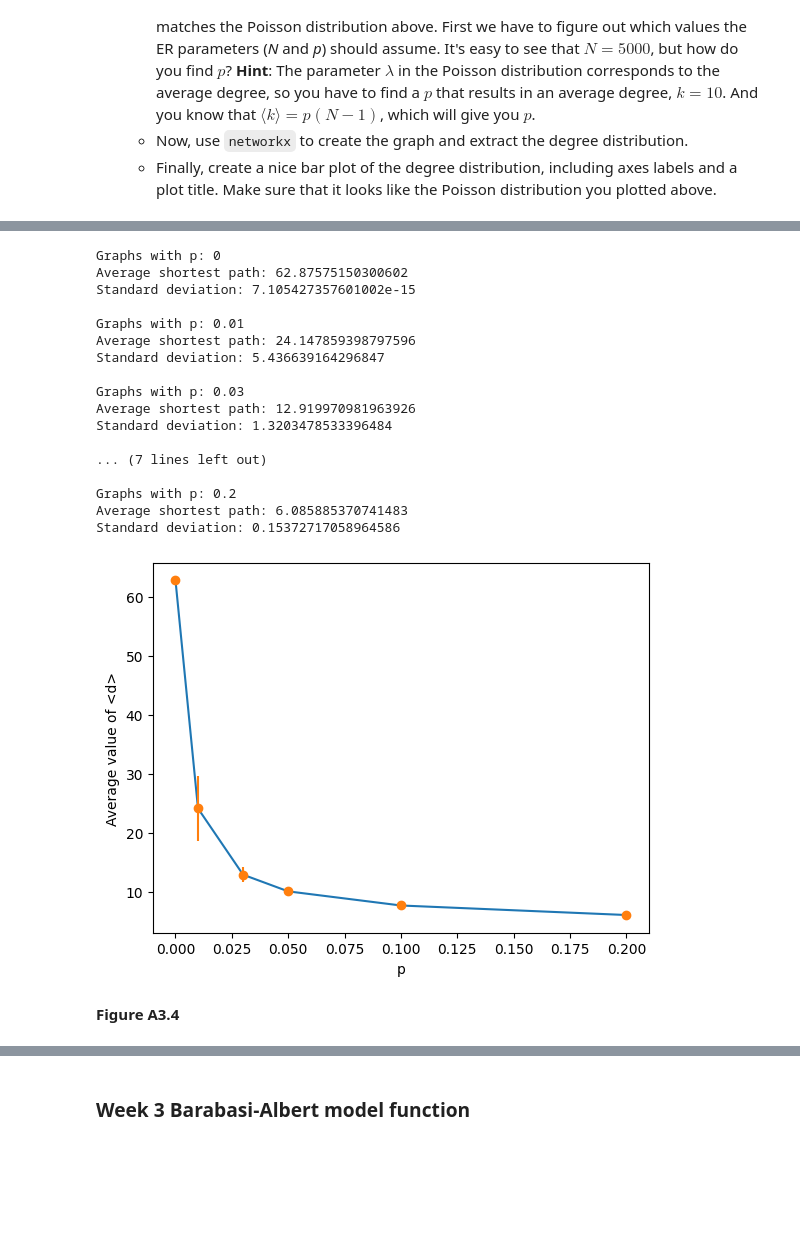
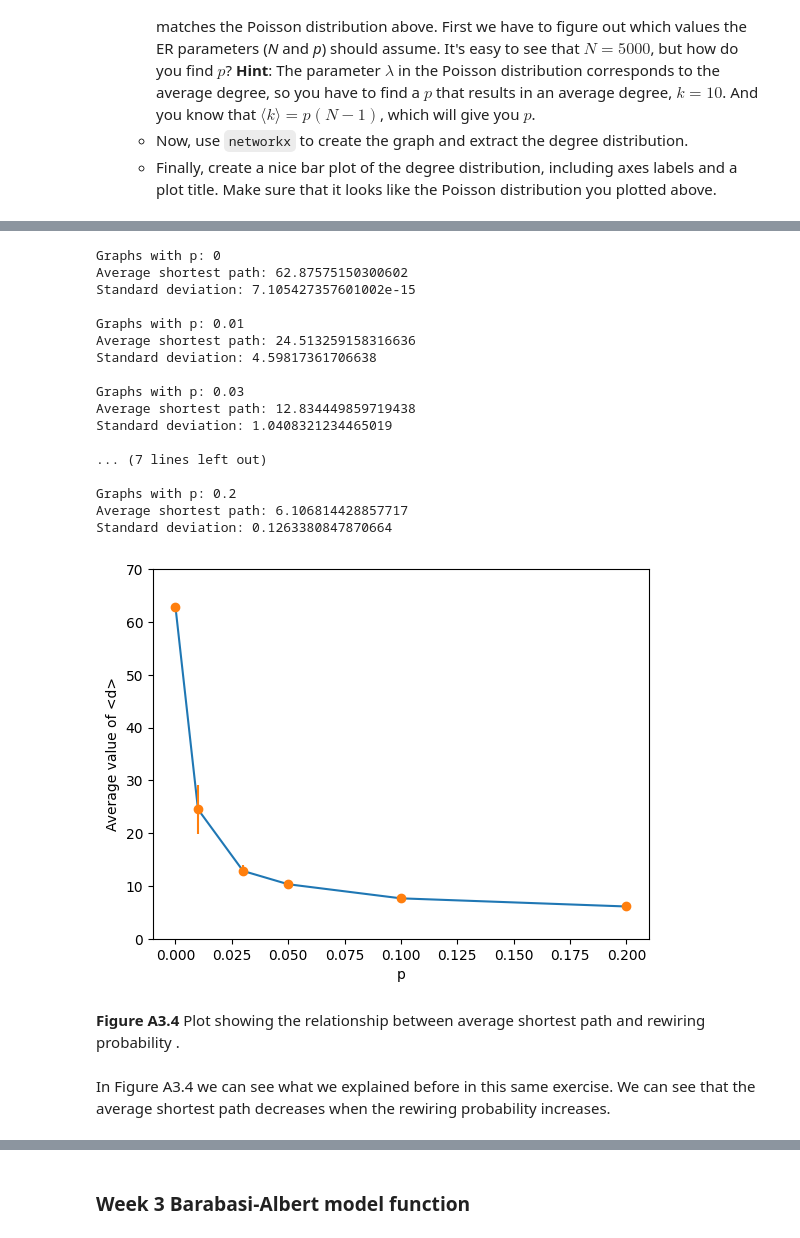
Before and after one commit to Davide011/Social_Graph, a Jupyter notebook: Assignment1_colab.ipynb, the cells around one changed output, grey strips where cells are left out. Cells and saved outputs as stored; diff of their text form; code cells hidden in the pictures; blank space fills up the shorter version.

```diff
--- a/Assignment1_colab.ipynb
+++ b/Assignment1_colab.ipynb
@@ -43,0 +95,5 @@ First we have to figure out which values the ER parameters (_N_ and _p_) should
+# %%
+N = 5000
+p = 10/(N-1)
+ER = nx.erdos_renyi_graph(N, p)
+degs = list(dict(ER.degree()).values())
@@ -212,5 +299,7 @@ Shortest path explanation and so on
 # %%
 p_vector = [0, 0.01, 0.03, 0.05, 0.1, 0.2]
+
+# These arrays will be used to plot the relationship between the rewiring probability and average shortest path.
 average_d_vector = []
 std_d_vector = []
 
@@ -233,34 +322,36 @@ Average shortest path: 62.87575150300602
 Standard deviation: 7.105427357601002e-15
 
 Graphs with p: 0.01
-Average shortest path: 24.147859398797596
-Standard deviation: 5.436639164296847
+Average shortest path: 24.513259158316636
+Standard deviation: 4.59817361706638
 
 Graphs with p: 0.03
-Average shortest path: 12.919970981963926
-Standard deviation: 1.3203478533396484
+Average shortest path: 12.834449859719438
+Standard deviation: 1.0408321234465019
 
 ... (7 lines left out)
 
 Graphs with p: 0.2
-Average shortest path: 6.085885370741483
-Standard deviation: 0.15372717058964586
+Average shortest path: 6.106814428857717
+Standard deviation: 0.1263380847870664
 # %%
 plt.plot(p_vector, average_d_vector)
+
+# We use the standard deviation to add the errorbars to the plot.
 plt.errorbar(p_vector, average_d_vector, yerr=std_d_vector, fmt='o')
 
 plt.xlabel("p")
 plt.ylabel("Average value of <d>")
 
-#suggestion add the range in the way to see in a more clear way
-# where the max start
-#plt.yticks(np.arange(0, 80, 10))
+plt.yticks(np.arange(0, 80, 10))
 
 plt.show()
 # %% [output]
-[figure, old version]
+[figure, new version]
-# %% [markdown]
-**Figure A3.4**  <br>
+# %% [markdown]
+**Figure A3.4** Plot showing the relationship between average shortest path and rewiring probability .
+# %% [markdown]
+In Figure A3.4 we can see what we explained before in this same exercise. We can see that the average shortest path decreases when the rewiring probability increases.
 # %% [markdown]
 # Part 4. The Barabasi-Albert Model
 
```
Also changed, not shown: parts of 72 cells of this notebook.
